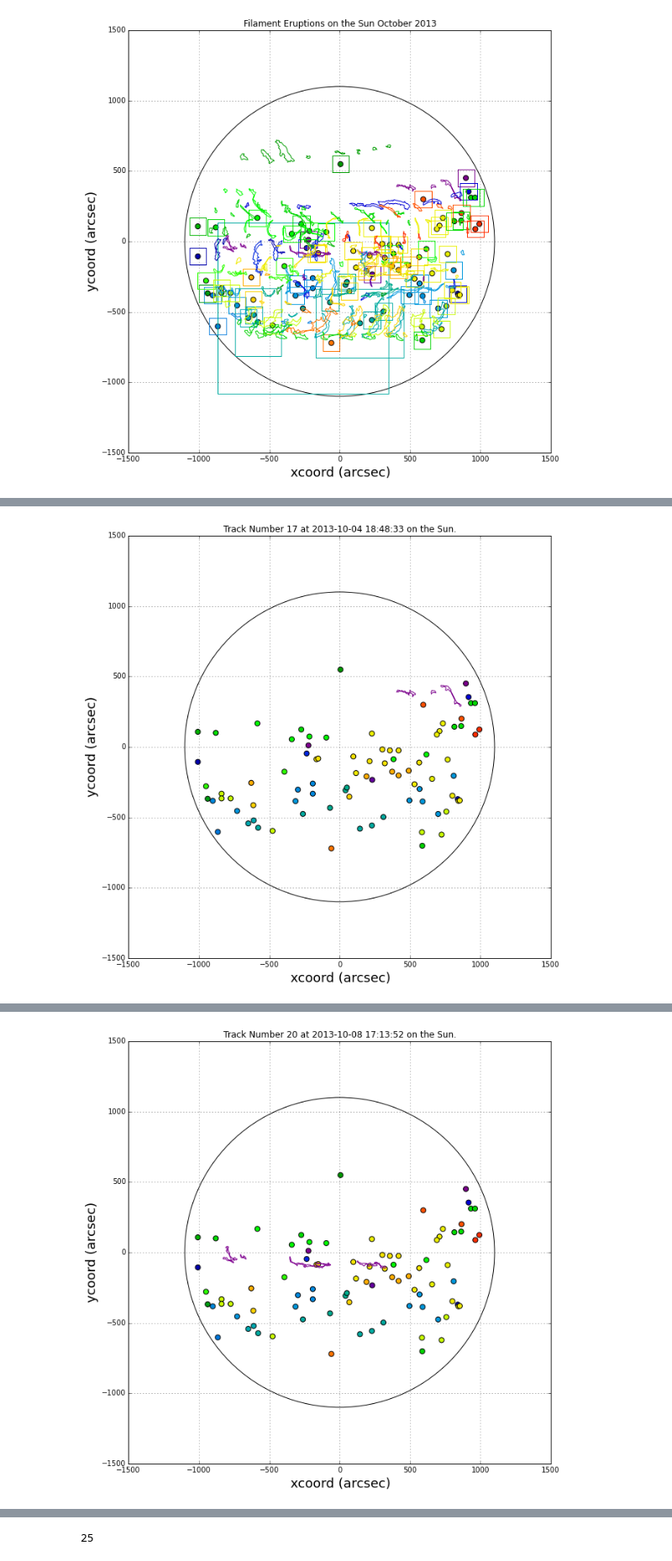
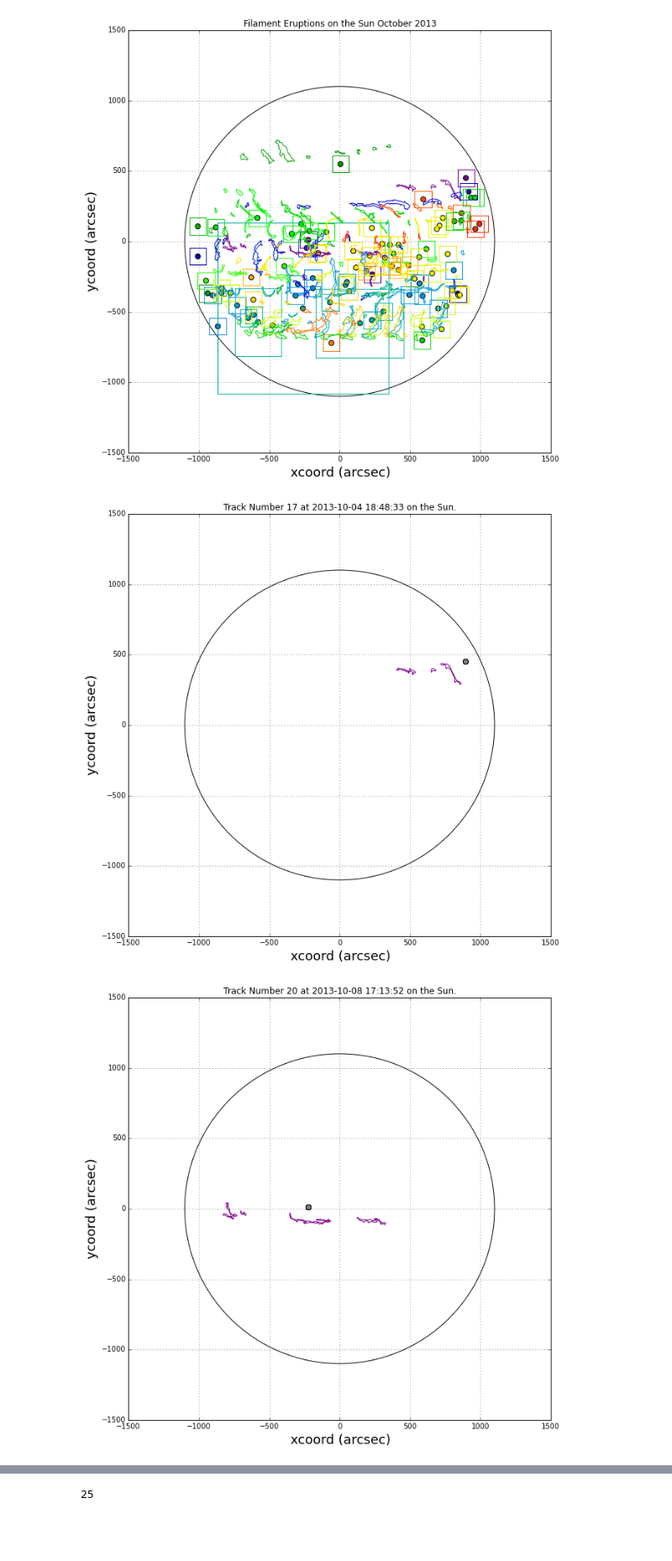
Before and after one commit to Nschanche/Filament_tracking, a Jupyter notebook: Untitled.ipynb, the cells around one changed output, grey strips where cells are left out. Shown at 84% size. Cells and saved outputs as stored; diff of their text form; code cells hidden in the pictures; blank space fills up the shorter version.

```diff
--- a/Untitled.ipynb
+++ b/Untitled.ipynb
@@ -401,41 +378,45 @@ for item in tot:
     cmap = plt.get_cmap('nipy_spectral')
     m = cm.ScalarMappable(norm=norm, cmap=cmap)
     for thing in close: #plotting those filaments that have eruptions contained within them
         scaleR= m.to_rgba(thing)
         colorscale2.append(scaleR)
 
 ####plots eruptions/sun
     plt.grid(True)
     plt.ylabel('ycoord (arcsec)',fontsize=18)
     plt.xlabel('xcoord (arcsec)',fontsize=18)
     plt.axis([-1500, 1500, -1500, 1500])
-    filtered4=[eruptions[i] for i in erupind]
-    longitude = [elem["hpc_x"]for elem in filtered3]
-    latitude = [elem["hpc_y"] for elem in filtered3]
-    fig=plt.scatter(longitude,latitude, c = colorscale2,s=50)
+    #filtered4=[eruptions[i] for i in erupind]
+    #longitude = [elem["hpc_x"]for elem in filtered3]
+    #latitude = [elem["hpc_y"] for elem in filtered3]
+    #fig=plt.scatter(longitude,latitude, c = colorscale2,s=50)
     Sun=plt.Circle((0,0), radius=1100, color='black', fill=False)
     plt.gcf().gca().add_artist(Sun)
     #plt.title('Track (%s) on the Sun October 2013', )
     fig1 = plt.gcf()
     fig1.set_size_inches(10.5,10.5)
     ax = fig1.add_subplot(111)
     ax.set_aspect('equal')
     erupind=[]
     print ''
     for i in range(0, len(item)):
         j=item[i]
         trnum=  good_tracks['Track No.'][j]
         stime=  good_tracks['HEK_time'][j]
-        print stime
+        for thing1 in corresponding:
+            if thing1[0] == trnum:
+                erupind.append(thing1[1])
+        verup=[indices[i] for i in erupind]   #getting the eruption index from a list of possible indices
+        erupind=[]
+        filtered4=[eruptions[k] for k in verup]
+        longitude = [elem["hpc_x"]for elem in filtered4]
+        latitude = [elem["hpc_y"] for elem in filtered4]
+        fig=plt.scatter(longitude,latitude, c = 'grey',s=50)
         scale2=m.to_rgba(good_tracks['Track No.'][j])
         plot_polygon=plt.Polygon(loads(good_tracks['HPC_BB_Poly'][j]).exterior,color=scale2,linewidth=1,fill=None)
         fig1.gca().add_artist(plot_polygon)
         plt.title('Track Number %(Trackno)d at %(starttime)s on the Sun.' % {"Trackno" : trnum, "starttime": stime})
-        for thing in corresponding:
-            if thing[0] == trnum:
-                erupind.append(thing[1])
-        filtered4=[eruptions[i] for i in erupind]
-        #t = [elem["event_starttime"] for elem in filtered4]
-        #print "eruption time", t
     plt.show()
 # %% [output]
+[figure, new version]
+[figure, new version]
@@ -445 +433,0 @@ for item in tot:
-[figure, old version]
@@ -452 +433,0 @@ for item in tot:
-[figure, old version]
```
Also changed, not shown: parts of 6 cells of this notebook, 1 other file.
